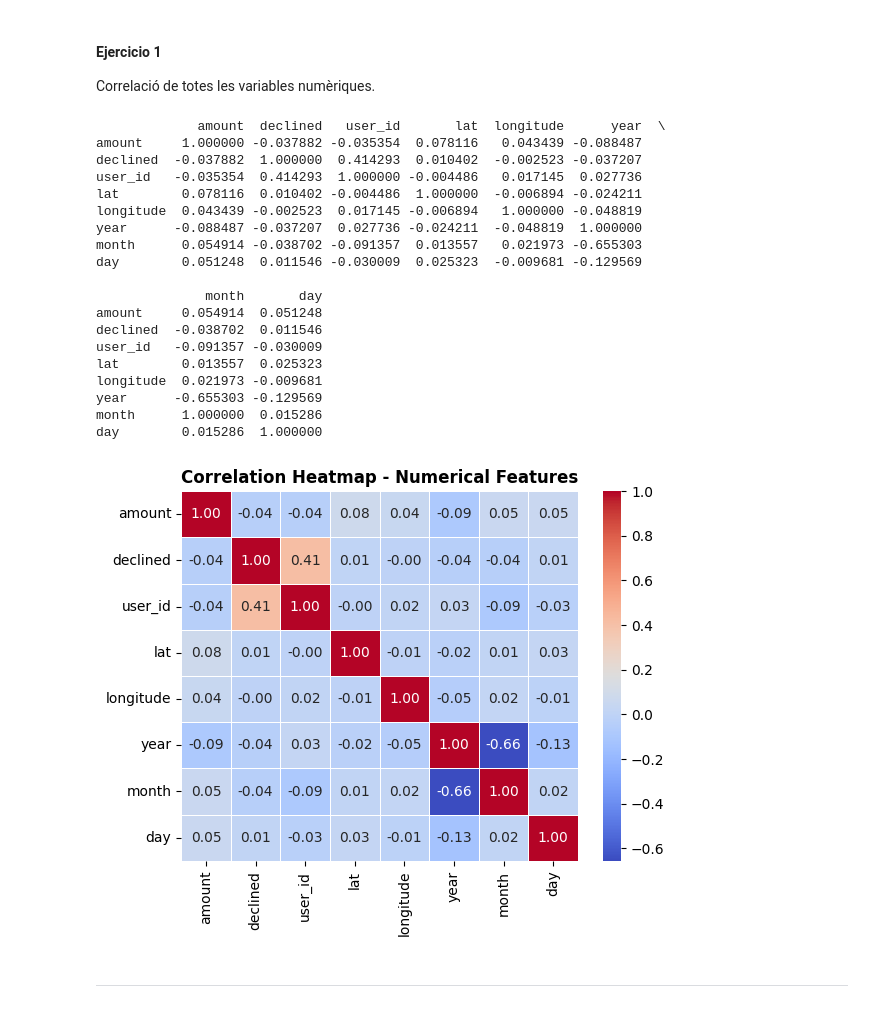
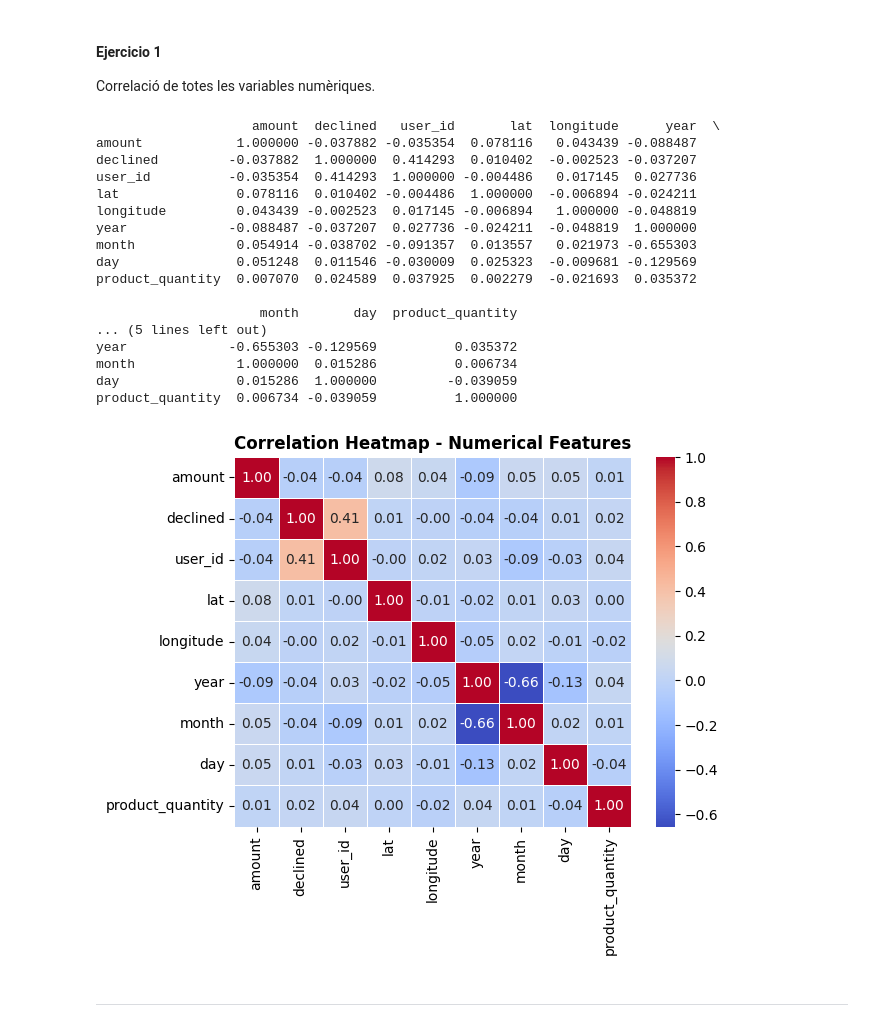
Before and after one commit to Muriburu/ITAcademy, a Jupyter notebook: Sprint 8 - Visualitzacions en Python Scripts en Power BI/Tarea S801.ipynb, the cells around one changed output. Cells and saved outputs as stored; diff of their text form; code cells hidden in the pictures.

```diff
--- a/Sprint 8 - Visualitzacions en Python Scripts en Power BI/Tarea S801.ipynb
+++ b/Sprint 8 - Visualitzacions en Python Scripts en Power BI/Tarea S801.ipynb
@@ -105,4 +121,5 @@ dict_transactions['transactions']['month'] = dict_transactions['transactions']['
 # Columna day
 dict_transactions['transactions']['day'] = dict_transactions['transactions']['timestamp'].apply(lambda x: x.day)
 
-dict_transactions['transactions'].head(10)
+# Columna year_month
+dict_transactions['transactions']['year_month'] = dict_transactions['transactions']['timestamp'].dt.to_period('M')
@@ -120,0 +126,6 @@ dict_transactions['transactions'].head(10)
+# %%
+# Creo una columna product_quantity en transactions
+dict_transactions['transactions']['product_list'] = dict_transactions['transactions']['product_list'].apply(lambda x: x.split(','))
+dict_transactions['transactions']['product_quantity'] = dict_transactions['transactions']['product_list'].apply(len)
+
+dict_transactions['transactions']
@@ -525,36 +572,35 @@ Graficar un Pairplot.
 
 Correlació de totes les variables numèriques.
 # %%
+"""MERGE ALL"""
 numerical_cols = dict_transactions['transactions'].select_dtypes(include=['float64', 'int64'])
 
 correlation = numerical_cols.corr()
 print(correlation)
 
 sns.heatmap(correlation, cmap="coolwarm", annot=True, fmt=".2f", linewidths=0.5)
 plt.title("Correlation Heatmap - Numerical Features", fontweight="bold")
 
 plt.show()
 # %% [output]
-             amount  declined   user_id       lat  longitude      year  \
-amount     1.000000 -0.037882 -0.035354  0.078116   0.043439 -0.088487
-declined  -0.037882  1.000000  0.414293  0.010402  -0.002523 -0.037207
-user_id   -0.035354  0.414293  1.000000 -0.004486   0.017145  0.027736
-lat        0.078116  0.010402 -0.004486  1.000000  -0.006894 -0.024211
-longitude  0.043439 -0.002523  0.017145 -0.006894   1.000000 -0.048819
-year      -0.088487 -0.037207  0.027736 -0.024211  -0.048819  1.000000
-month      0.054914 -0.038702 -0.091357  0.013557   0.021973 -0.655303
-day        0.051248  0.011546 -0.030009  0.025323  -0.009681 -0.129569
+                    amount  declined   user_id       lat  longitude      year  \
+amount            1.000000 -0.037882 -0.035354  0.078116   0.043439 -0.088487
+declined         -0.037882  1.000000  0.414293  0.010402  -0.002523 -0.037207
+user_id          -0.035354  0.414293  1.000000 -0.004486   0.017145  0.027736
+lat               0.078116  0.010402 -0.004486  1.000000  -0.006894 -0.024211
+longitude         0.043439 -0.002523  0.017145 -0.006894   1.000000 -0.048819
+year             -0.088487 -0.037207  0.027736 -0.024211  -0.048819  1.000000
+month             0.054914 -0.038702 -0.091357  0.013557   0.021973 -0.655303
+day               0.051248  0.011546 -0.030009  0.025323  -0.009681 -0.129569
+product_quantity  0.007070  0.024589  0.037925  0.002279  -0.021693  0.035372
 
-              month       day
-amount     0.054914  0.051248
-declined  -0.038702  0.011546
-user_id   -0.091357 -0.030009
-lat        0.013557  0.025323
-longitude  0.021973 -0.009681
-year      -0.655303 -0.129569
-month      1.000000  0.015286
-day        0.015286  1.000000
+                     month       day  product_quantity
+... (5 lines left out)
+year             -0.655303 -0.129569          0.035372
+month             1.000000  0.015286          0.006734
+day               0.015286  1.000000         -0.039059
+product_quantity  0.006734 -0.039059          1.000000
-[figure, old version]
+[figure, new version]
 # %% [markdown]
 ---
 # %% [markdown]
```
Also changed, not shown: parts of 37 cells of this notebook.
